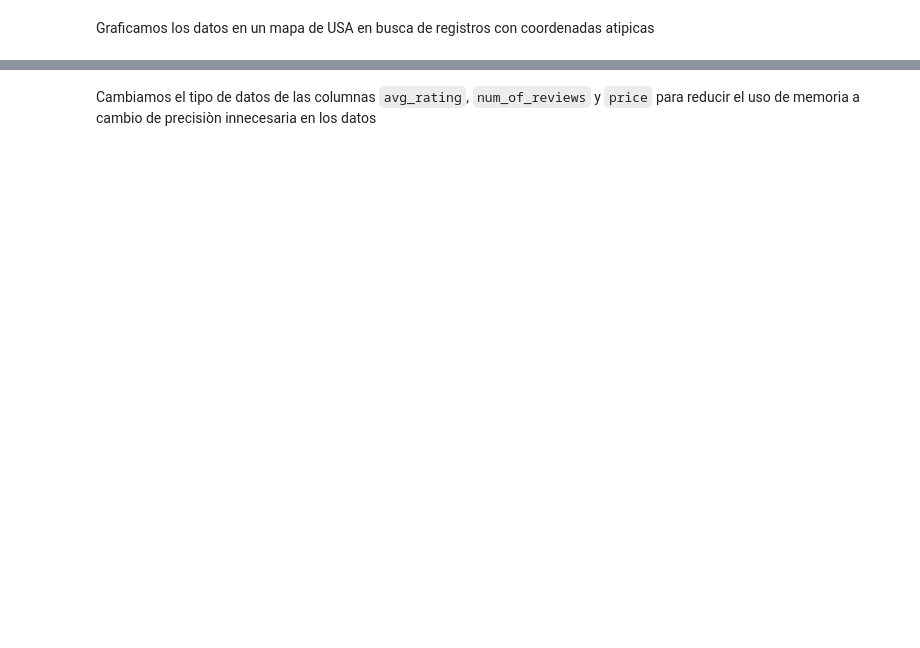
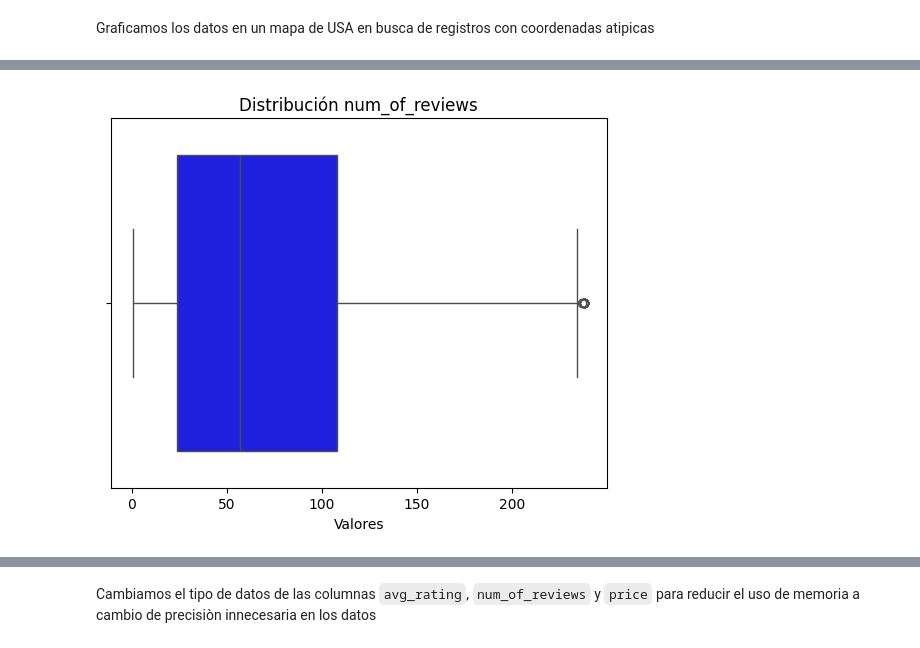
Before and after one commit to Aspirina180mg/PF_DATAPT07, a Jupyter notebook: EDA.ipynb, the cells around one changed output, grey strips where cells are left out. Drawn from its saved outputs; the diff is of its cells as text; code cells hidden in the pictures; blank space fills up the shorter version.

```diff
--- a/EDA.ipynb
+++ b/EDA.ipynb
@@ -463,0 +546,14 @@ memory usage: 1.1+ MB
+# %%
+df_dunkin_restaurantes = df_dunkin_restaurantes.drop(df_dunkin_restaurantes[df_dunkin_restaurantes['num_of_reviews'] > 240].index)
+# %%
+# Crear el gráfico de caja
+sns.boxplot(x=df_dunkin_restaurantes['num_of_reviews'], color='blue')
+
+# Añadir etiquetas y título
+plt.xlabel('Valores')
+plt.title('Distribución num_of_reviews')
+
+# Mostrar el gráfico
+plt.show()
+# %% [output]
+[figure, added]
```
Also changed, not shown: parts of 189 cells of this notebook, 1 other file.
